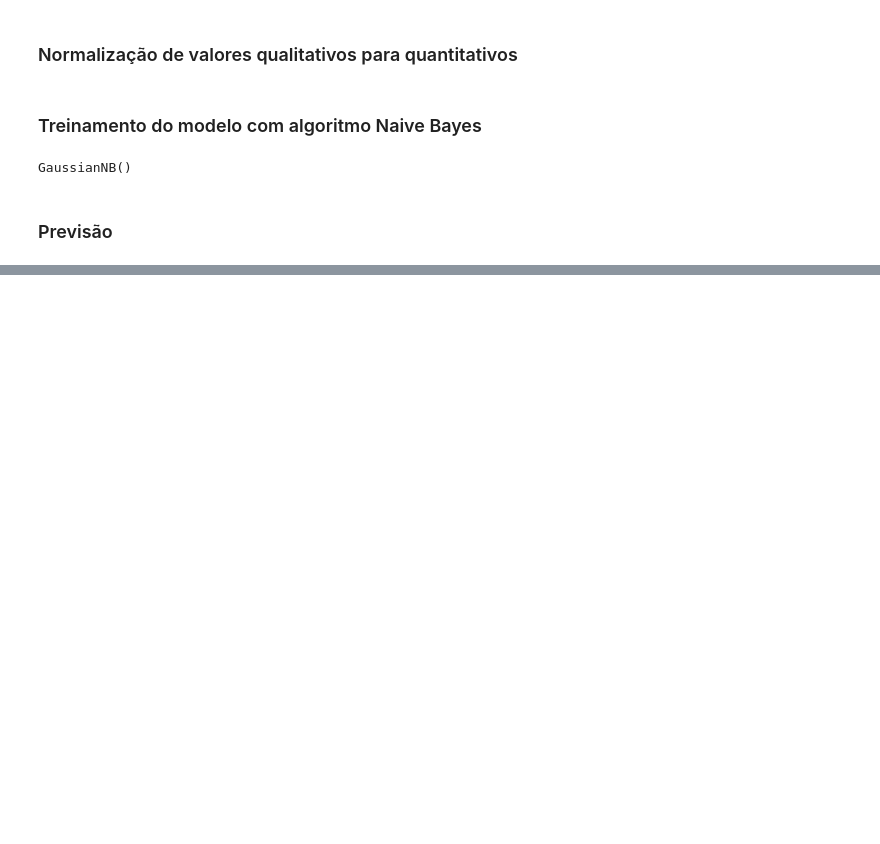
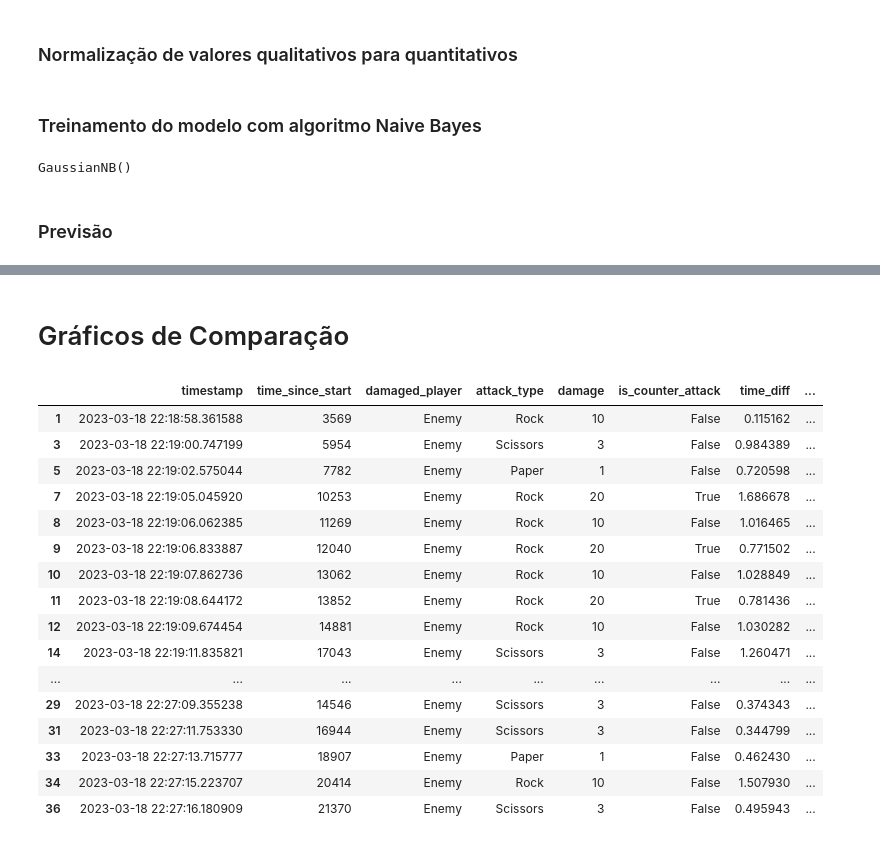
Before and after one commit to gustornado/jokenpower-minigame, a Jupyter notebook: core/ml/naive_bayes.ipynb, the cells around one changed output, grey strips where cells are left out. Saved outputs shown, nothing was run; the diff lists cells and outputs as text; code cells hidden in the pictures; blank space fills up the shorter version.

```diff
--- a/core/ml/naive_bayes.ipynb
+++ b/core/ml/naive_bayes.ipynb
@@ -129,0 +139,23 @@ array([False])
+# %% [markdown]
+# Gráficos de Comparação
+# %%
+# Pegar apenas danos ao inimigo = Apenas do player
+df_only_player
+# %% [output]
+|  | timestamp | time_since_start | damaged_player | attack_type | damage | is_counter_attack | time_diff | ... |
+| 1 | 2023-03-18 22:18:58.361588 | 3569 | Enemy | Rock | 10 | False | 0.115162 | ... |
+| 3 | 2023-03-18 22:19:00.747199 | 5954 | Enemy | Scissors | 3 | False | 0.984389 | ... |
+| 5 | 2023-03-18 22:19:02.575044 | 7782 | Enemy | Paper | 1 | False | 0.720598 | ... |
+| 7 | 2023-03-18 22:19:05.045920 | 10253 | Enemy | Rock | 20 | True | 1.686678 | ... |
+| 8 | 2023-03-18 22:19:06.062385 | 11269 | Enemy | Rock | 10 | False | 1.016465 | ... |
+| 9 | 2023-03-18 22:19:06.833887 | 12040 | Enemy | Rock | 20 | True | 0.771502 | ... |
+| 10 | 2023-03-18 22:19:07.862736 | 13062 | Enemy | Rock | 10 | False | 1.028849 | ... |
+| 11 | 2023-03-18 22:19:08.644172 | 13852 | Enemy | Rock | 20 | True | 0.781436 | ... |
+| 12 | 2023-03-18 22:19:09.674454 | 14881 | Enemy | Rock | 10 | False | 1.030282 | ... |
+| 14 | 2023-03-18 22:19:11.835821 | 17043 | Enemy | Scissors | 3 | False | 1.260471 | ... |
+| ... | ... | ... | ... | ... | ... | ... | ... | ... |
+| 29 | 2023-03-18 22:27:09.355238 | 14546 | Enemy | Scissors | 3 | False | 0.374343 | ... |
+| 31 | 2023-03-18 22:27:11.753330 | 16944 | Enemy | Scissors | 3 | False | 0.344799 | ... |
+| 33 | 2023-03-18 22:27:13.715777 | 18907 | Enemy | Paper | 1 | False | 0.462430 | ... |
+| 34 | 2023-03-18 22:27:15.223707 | 20414 | Enemy | Rock | 10 | False | 1.507930 | ... |
+| 36 | 2023-03-18 22:27:16.180909 | 21370 | Enemy | Scissors | 3 | False | 0.495943 | ... |
```
Also changed, not shown: parts of 5 cells of this notebook.
